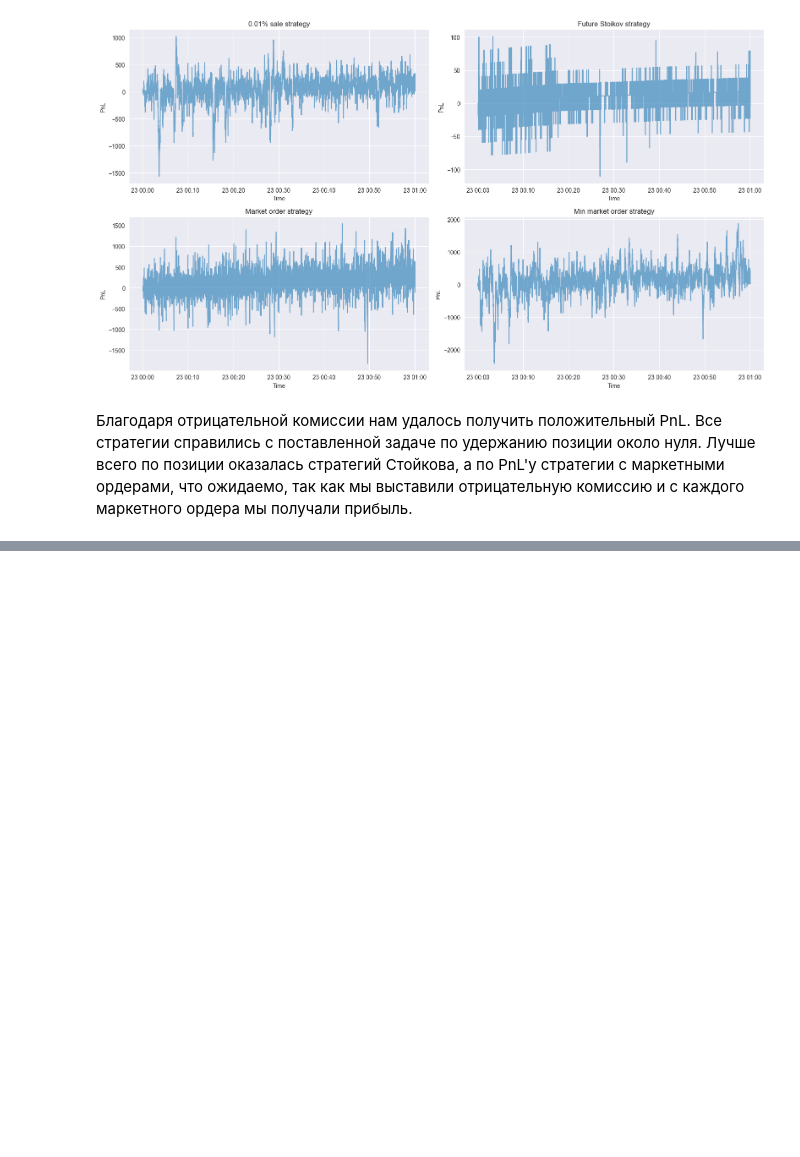
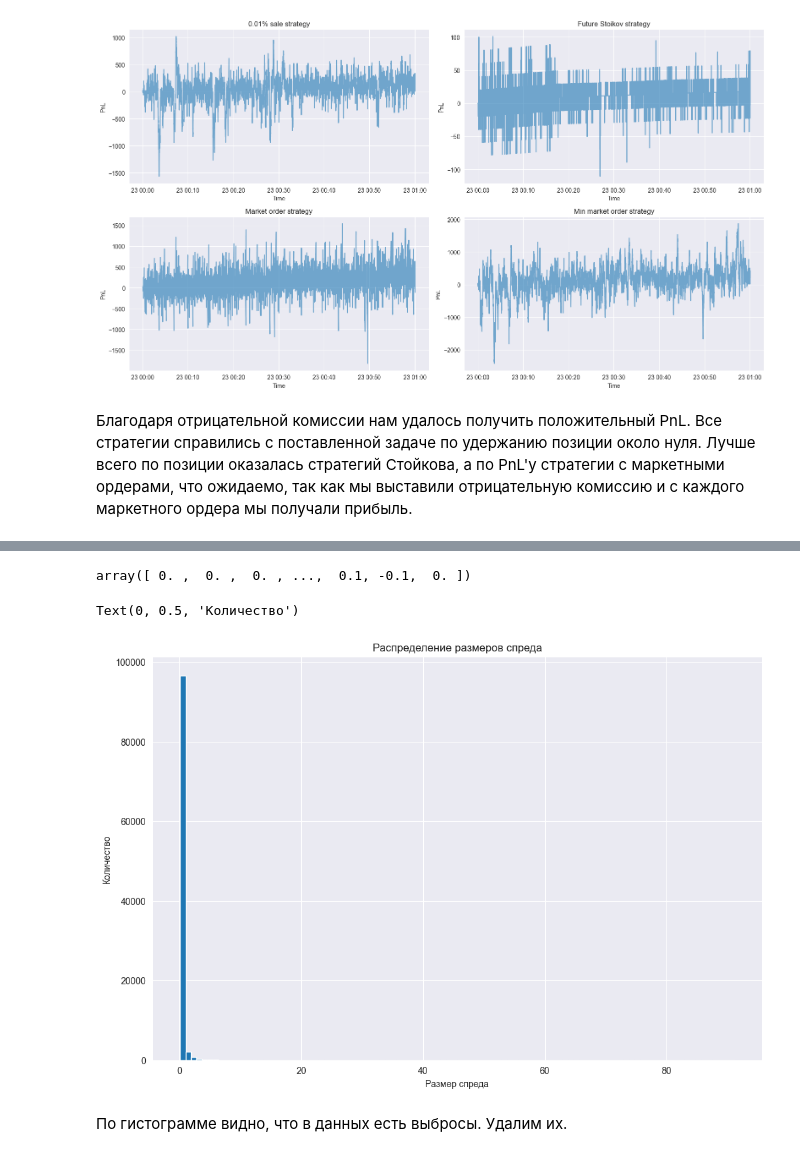
Before and after one commit to RoflanVglorius/CMF, a Jupyter notebook: strategies_comparison.ipynb, the cells around one changed output, grey strips where cells are left out. Saved outputs shown, nothing was run; the diff lists cells and outputs as text; code cells hidden in the pictures; blank space fills up the shorter version.

```diff
--- a/strategies_comparison.ipynb
+++ b/strategies_comparison.ipynb
@@ -399,0 +439,2 @@ plt.tight_layout()
+# %%
+lobs = pd.DataFrame(lobs)
@@ -399,0 +457,19 @@ plt.tight_layout()
+# %%
+ask_prices = []
+bid_prices = []
+ask_vols = []
+bid_vols = []
+for ask, bid in zip(lobs['asks'], lobs['bids']):
+    ask_prices.append(ask[0][0])
+    bid_prices.append(bid[0][0])
+    ask_vols.append(ask[0][1])
+    bid_vols.append(bid[0][1])
+# %%
+lobs['ask_vols'] = ask_vols
+lobs['bid_vols'] = bid_vols
+lobs['ask_prices'] = ask_prices
+lobs['bid_prices'] = bid_prices
+# %%
+lobs['mid_prices'] = (lobs['ask_prices'] + lobs['bid_prices']) / 2
+lobs['spreads'] = lobs['ask_prices'] - lobs['bid_prices']
+lobs['imbalances'] = lobs['bid_vols'] / (lobs['bid_vols'] + lobs['ask_vols'])
@@ -399,0 +510,18 @@ plt.tight_layout()
+# %%
+mid_prices = np.array(ask_prices) - np.array(bid_prices)
+mid_price_changes = np.round(mid_prices[1:] - mid_prices[:-1], 2)
+mid_price_changes
+# %% [output]
+array([ 0. ,  0. ,  0. , ...,  0.1, -0.1,  0. ])
+# %%
+sns.set_style('darkgrid')
+plt.figure(figsize=(12, 8))
+plt.hist(lobs['spreads'], bins=100)
+plt.title('Распределение размеров спреда')
+plt.xlabel('Размер спреда')
+plt.ylabel('Количество')
+# %% [output]
+Text(0, 0.5, 'Количество')
+[figure, added]
+# %% [markdown]
+По гистограмме видно, что в данных есть выбросы. Удалим их.
```
Also changed, not shown: parts of 38 cells of this notebook.
